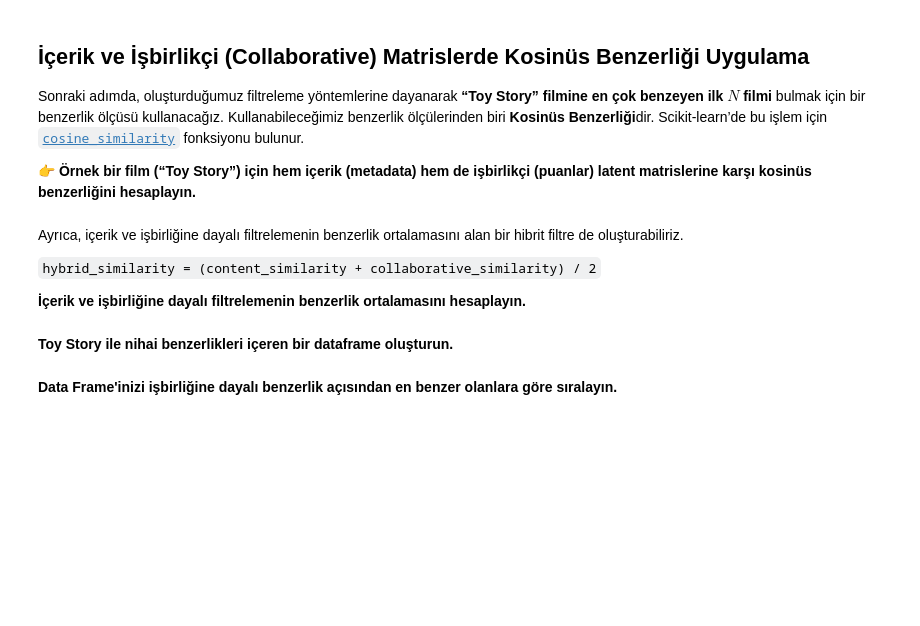
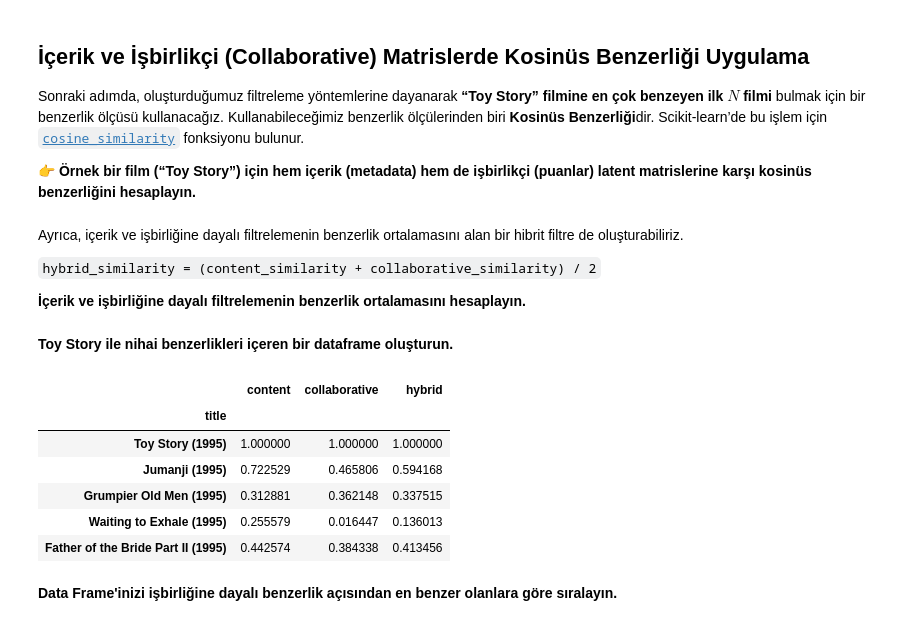
Before and after one commit to kaanaydin02/S17D3-S-data-movie-recommendation, a Jupyter notebook: recommender-system.ipynb, the cells around one changed output. Drawn from its saved outputs; the diff is of its cells as text; code cells hidden in the pictures; blank space fills up the shorter version.

```diff
--- a/recommender-system.ipynb
+++ b/recommender-system.ipynb
@@ -391,2 +392,18 @@ __Toy Story ile nihai benzerlikleri içeren bir dataframe oluşturun.__
+# %%
+similarities_df = pd.DataFrame({
+    'content': content_similarity.flatten(),
+    'collaborative': collaborative_similarity.flatten(),
+    'hybrid': hybrid_similarity.flatten()
+}, index=latent_df.index)
+
+similarities_df.head()
+# %% [output]
+|  | content | collaborative | hybrid |
+| title |  |  |  |
+| Toy Story (1995) | 1.000000 | 1.000000 | 1.000000 |
+| Jumanji (1995) | 0.722529 | 0.465806 | 0.594168 |
+| Grumpier Old Men (1995) | 0.312881 | 0.362148 | 0.337515 |
+| Waiting to Exhale (1995) | 0.255579 | 0.016447 | 0.136013 |
+| Father of the Bride Part II (1995) | 0.442574 | 0.384338 | 0.413456 |
 # %% [markdown]
 __Data Frame'inizi işbirliğine dayalı benzerlik açısından en benzer olanlara göre sıralayın.__
```
Also changed, not shown: parts of 11 cells of this notebook.
